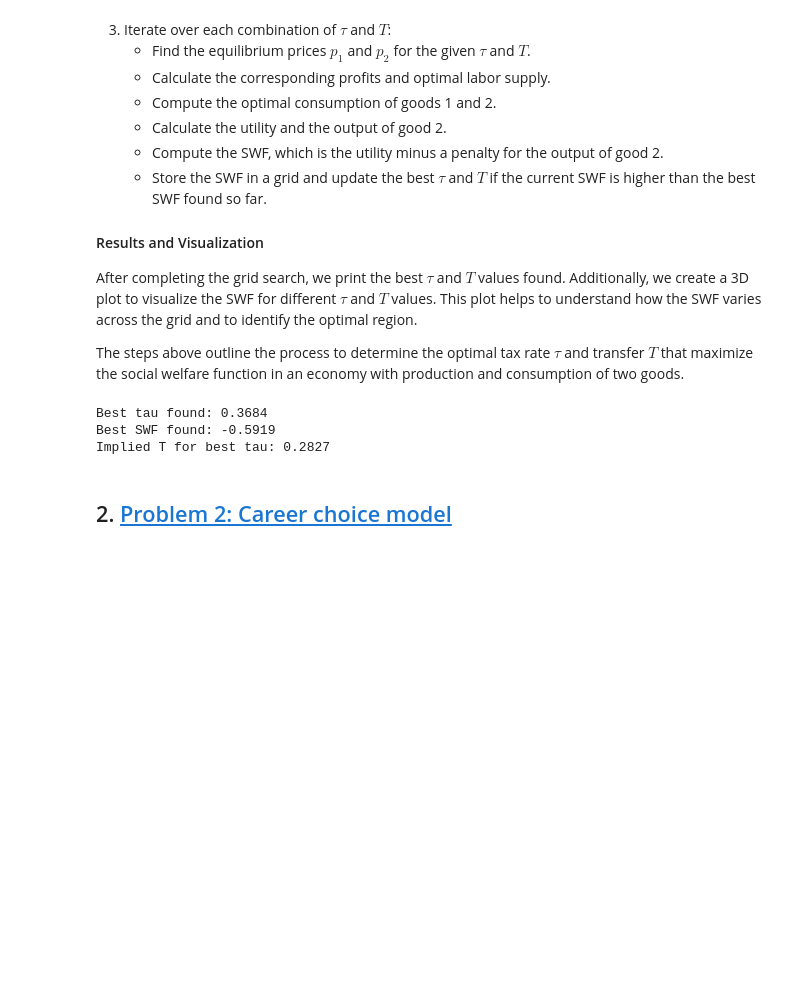
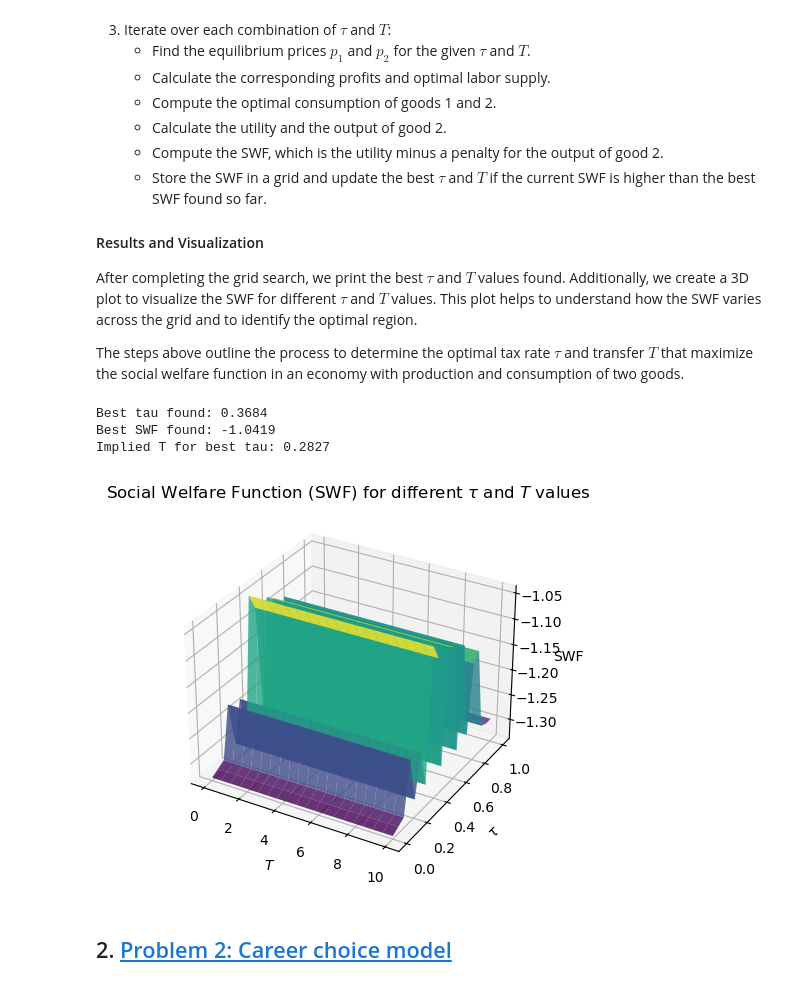
Before and after one commit to NumEconCopenhagen/projects-2024-josh-joshua-and-lyonell, a Jupyter notebook: Exam/Josh working folder/exam_2024.ipynb, the cells around one changed output. Saved outputs shown, nothing was run; the diff lists cells and outputs as text; code cells hidden in the pictures; blank space fills up the shorter version.

Commit message:
new plot for q1.3

```diff
--- a/Exam/Josh working folder/exam_2024.ipynb
+++ b/Exam/Josh working folder/exam_2024.ipynb
@@ -604,6 +604,11 @@ After completing the grid search, we print the best $\tau$ and $T$ values found.
 
 The steps above outline the process to determine the optimal tax rate $\tau$ and transfer $T$ that maximize the social welfare function in an economy with production and consumption of two goods.
 # %%
+import numpy as np
+import matplotlib.pyplot as plt
+from scipy.optimize import minimize
+from types import SimpleNamespace
+
 # Initialize parameters
 par = SimpleNamespace()
 
@@ -617,9 +622,7 @@ par.nu = 1.0
 par.epsilon = 2.0
 
 # Government
-par.tau = 0.0
-par.T = 0.0
-par.kappa = 0.1
+par.kappa = 1.0  # Assuming some value for kappa
 
 # Wage rate
 par.w = 1.0  # Initialize w
@@ -680,43 +683,56 @@ def find_equilibrium_prices(tau, par):
 
 # Define the grid
 tau_values = np.linspace(0.0, 1.0, 20)
+T_values = np.linspace(0.0, 10.0, 20)
 
 # Initialize variables to store the best solution and SWF grid
-best_tau = None
+best_tau, best_T = None, None
 best_SWF = -float('inf')
-SWF_grid = np.zeros((len(tau_values), len(tau_values)))
-implied_T_grid = np.zeros((len(tau_values), len(tau_values)))
+SWF_grid = np.zeros((len(tau_values), len(T_values)))
+implied_T_grid = np.zeros((len(tau_values), len(T_values)))
 
 # Grid search
 for i, tau in enumerate(tau_values):
-    for j, tau2 in enumerate(tau_values):
+    for j, T in enumerate(T_values):
         p1, p2 = find_equilibrium_prices(tau, par)
         w = 1.0
         par.w = w
 
         pi1 = profit(p1, w, par)
         pi2 = profit(p2, w, par)
         T = tau * c2(w, par, pi1, pi2, p2, tau, 0)  # Calculate T based on tau and c2
         l_star = optimal_labor(par, pi1, pi2, p1, p2, tau, T)
         y2_star = output(labor_demand(p2, w, par), par)
         U = utility(l_star, par, pi1, pi2, p1, p2, tau, T)
         SWF = U - par.kappa * y2_star
 
         SWF_grid[i, j] = SWF
-        #print(f"tau={tau:.4f}, tau2={tau2:.4f}, SWF={SWF:.4f}")
         implied_T_grid[i, j] = T
 
         if SWF > best_SWF:
             best_SWF = SWF
             best_tau = tau
 
 print(f"Best tau found: {best_tau:.4f}")
 print(f"Best SWF found: {best_SWF:.4f}")
 print(f"Implied T for best tau: {implied_T_grid[tau_values == best_tau].max():.4f}")
+
+# Create a 3D plot of the SWF
+tau_mesh, T_mesh = np.meshgrid(tau_values, T_values)
+fig = plt.figure()
+ax = plt.axes(projection='3d')
+ax.plot_surface(T_mesh, tau_mesh, SWF_grid.T, rstride=1, cstride=1, cmap='viridis', edgecolor='none', alpha=0.8)
+ax.set_xlabel('$T$')
+ax.set_ylabel('$\\tau$')
+ax.set_zlabel('SWF')
+ax.set_title('Social Welfare Function (SWF) for different $\\tau$ and $T$ values')
+
+plt.show()
 # %% [output]
 Best tau found: 0.3684
-Best SWF found: -0.5919
+Best SWF found: -1.0419
 Implied T for best tau: 0.2827
+[figure, added]
 # %% [markdown]
 ## 2. <a id='toc2_'></a>[Problem 2: Career choice model](#toc0_)
 # %% [markdown]
```
